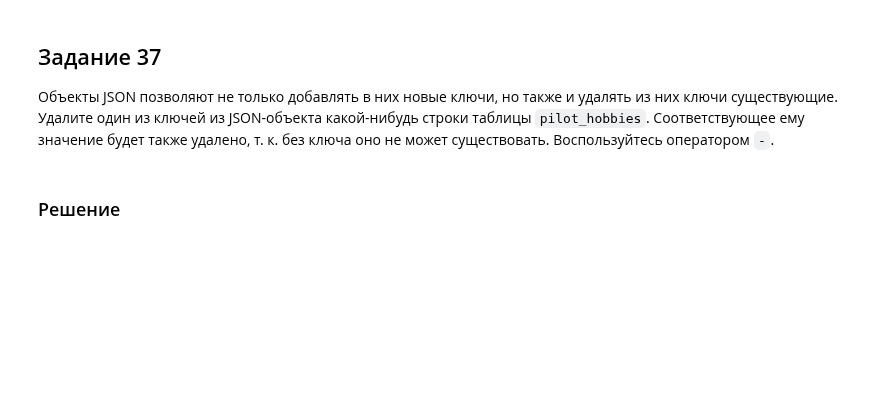
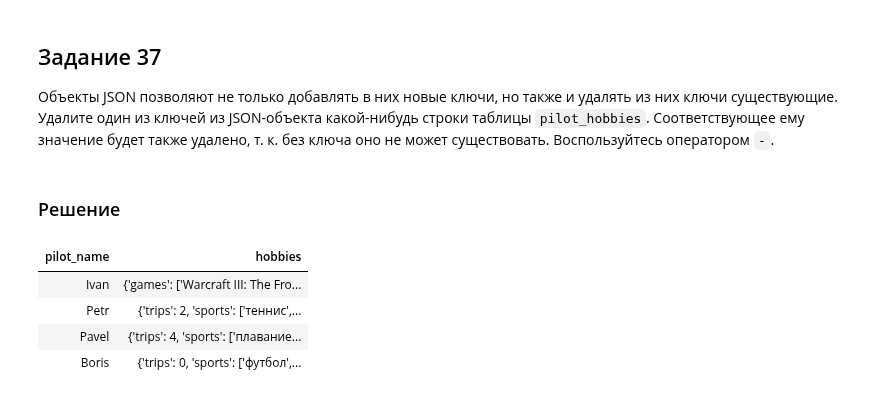
Before and after one commit to vowatchka/postgres_basic, a Jupyter notebook: practices/4_postgres_datatypes/sqlalchemy_2x_style.ipynb, the cells around one changed output. Drawn from its saved outputs; the diff is of its cells as text; code cells hidden in the pictures; blank space fills up the shorter version.

Commit message:
4 postgres datatypes: tasks 36-37 completed (sqlalchemy 2.x style)

```diff
--- a/practices/4_postgres_datatypes/sqlalchemy_2x_style.ipynb
+++ b/practices/4_postgres_datatypes/sqlalchemy_2x_style.ipynb
@@ -3913,7 +3913,7 @@ with Session.begin() as session:
 # %% [markdown]
 ### Решение
 # %%
-%%sql
--- Текущие записи
-SELECT * FROM pilot_hobbies;
+with Session.begin() as session:
+    # Текущие записи
+    sqlalchemy_table(session.execute(select(PilotHobbies)))
 # %% [output]
@@ -3921,8 +3925,16 @@ UsageError: Cell magic `%%sql` not found.
 # %%
-%%sql
-UPDATE pilot_hobbies
-SET
-    hobbies = hobbies || '{"games": ["Warcraft III: The Frozen Throne"]}'::jsonb
-WHERE
-    pilot_name = 'Ivan'
-RETURNING *;
+with Session.begin() as session:
+    stmt = (
+        update(PilotHobbies)
+        .values(
+            {
+                PilotHobbies.columns["hobbies"]: PilotHobbies.columns["hobbies"] + {"games": ["Warcraft III: The Frozen Throne"]}
+            }
+        )
+        .where(
+            PilotHobbies.columns["pilot_name"] == "Ivan"
+        )
+        .returning("*")
+    )
+
+    sqlalchemy_table(session.execute(stmt))
@@ -3933,7 +3948,13 @@ RETURNING *;
 # %% [markdown]
 ### Решение
 # %%
-%%sql
--- Текущие записи
-SELECT * FROM pilot_hobbies;
+with Session.begin() as session:
+    # Текущие записи
+    sqlalchemy_table(session.execute(select(PilotHobbies)))
+# %% [output]
+| pilot_name | hobbies |
+| Ivan | {'games': ['Warcraft III: The Fro... |
+| Petr | {'trips': 2, 'sports': ['теннис',... |
+| Pavel | {'trips': 4, 'sports': ['плавание... |
+| Boris | {'trips': 0, 'sports': ['футбол',... |
 # %%
```
Also changed, not shown: parts of 6 cells of this notebook.
